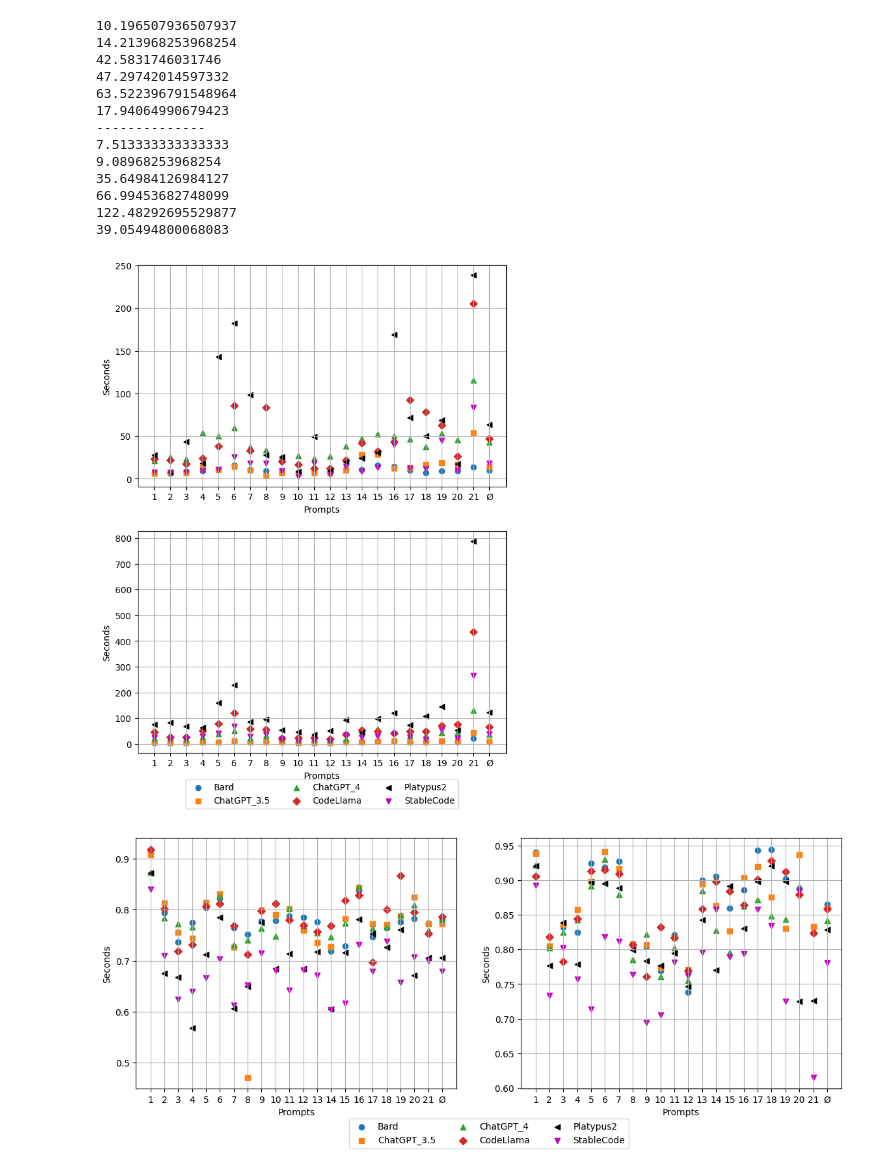
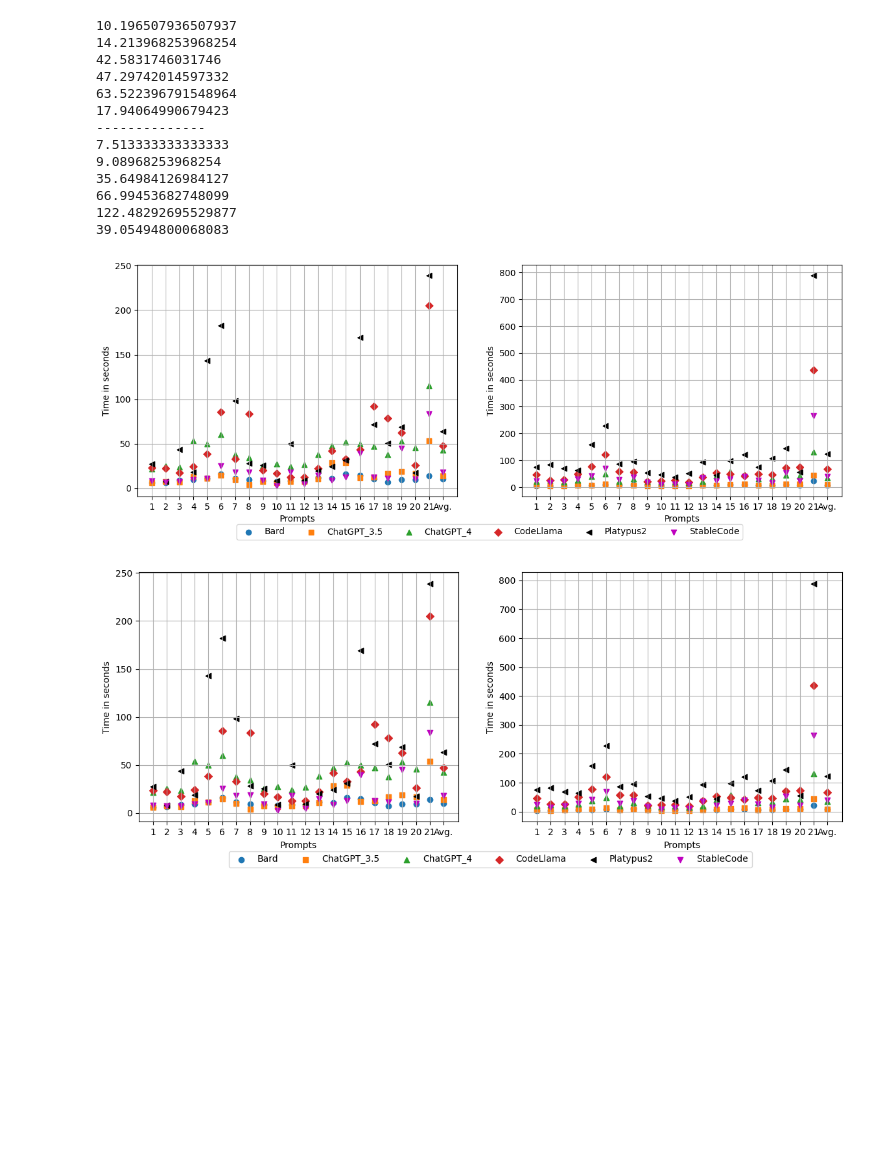
Before and after one commit to iswunistuttgart/generating_plc_code_with_llms, a Jupyter notebook: LLM_Test/plots.ipynb, the cells around one changed output. Saved outputs shown, nothing was run; the diff lists cells and outputs as text; code cells hidden in the pictures; blank space fills up the shorter version.

```diff
--- a/LLM_Test/plots.ipynb
+++ b/LLM_Test/plots.ipynb
@@ -250,19 +276,19 @@ import pandas as pd
 # df = pd.read_csv('../Code#1/Bard/time.csv',header=None)
 # print(df.mean(0))
 
-df1 = pd.read_csv('../Code#1/Bard/time.csv',header=None)
-df2 = pd.read_csv('../Code#1/ChatGPT_3.5/time.csv',header=None)
-df3 = pd.read_csv('../Code#1/ChatGPT_4/time.csv',header=None)
-df4 = pd.read_csv('../Code#1/CodeLlama/time.csv',header=None)
-df5 = pd.read_csv('../Code#1/Platypus2/time.csv',header=None)
-df6 = pd.read_csv('../Code#1/StableCode/time.csv',header=None)
+df1 = pd.read_csv('../Code#1/Bard/time.csv',sep=",",header=None)
+df2 = pd.read_csv('../Code#1/ChatGPT_3.5/time.csv',sep=",",header=None)
+df3 = pd.read_csv('../Code#1/ChatGPT_4/time.csv',sep=",",header=None)
+df4 = pd.read_csv('../Code#1/CodeLlama/time.csv',sep=",",header=None)
+df5 = pd.read_csv('../Code#1/Platypus2/time.csv',sep=",",header=None)
+df6 = pd.read_csv('../Code#1/StableCode/time.csv',sep=",",header=None)
 
-daf1 = pd.read_csv('../Code#2/Bard/time.csv',header=None)
-daf2 = pd.read_csv('../Code#2/ChatGPT_3.5/time.csv',header=None)
-daf3 = pd.read_csv('../Code#2/ChatGPT_4/time.csv',header=None)
-daf4 = pd.read_csv('../Code#2/CodeLlama/time.csv',header=None)
-daf5 = pd.read_csv('../Code#2/Platypus2/time.csv',header=None)
-daf6 = pd.read_csv('../Code#2/StableCode/time.csv',header=None)
+daf1 = pd.read_csv('../Code#2/Bard/time.csv',sep=",",header=None)
+daf2 = pd.read_csv('../Code#2/ChatGPT_3.5/time.csv',sep=",",header=None)
+daf3 = pd.read_csv('../Code#2/ChatGPT_4/time.csv',sep=",",header=None)
+daf4 = pd.read_csv('../Code#2/CodeLlama/time.csv',sep=",",header=None)
+daf5 = pd.read_csv('../Code#2/Platypus2/time.csv',sep=",",header=None)
+daf6 = pd.read_csv('../Code#2/StableCode/time.csv',sep=",",header=None)
 
 print(df1.mean(1)[21])
 print(df2.mean(1)[21])
@@ -292,41 +318,44 @@ print(daf6.mean(1)[21])
 122.48292695529877
 39.05494800068083
 # %%
-fig, (ax1, ax2) = plt.subplots(2,1)
+fig, (ax1, ax2) = plt.subplots(1,2)
 
-x = np.array([f'{i}' for i in range(1,22)] + ['Ø'])
+x = np.array([f'{i}' for i in range(1,22)] + ['Avg.'])
 ax1.scatter(x, df1.mean(1),label='Bard',marker="o")
 ax1.scatter(x, df2.mean(1),label="ChatGPT_3.5",marker="s")
 ax1.scatter(x, df3.mean(1),label="ChatGPT_4",marker="^")
 ax1.scatter(x, df4.mean(1),label="CodeLlama",marker="D")
 ax1.scatter(x, df5.mean(1),label="Platypus2",marker="<",color='k')
 ax1.scatter(x, df6.mean(1),label="StableCode",marker="v",color='m')
+ax1.legend(loc='upper center', bbox_to_anchor=(1.1, -0.1), ncol=6)
+
 # ax1.legend(loc='upper center', bbox_to_anchor=(1.2, 0.1), ncol=1)
 ax1.grid(True)
 ax1.set_xlabel('Prompts')
-ax1.set_ylabel('Seconds')
+ax1.set_ylabel('Time in seconds')
 # ax1.xticks(np.arange(0,21,2))
 
 ax2.scatter(x, daf1.mean(1),label='Bard',marker="o")
 ax2.scatter(x, daf2.mean(1),label="ChatGPT_3.5",marker="s")
 ax2.scatter(x, daf3.mean(1),label="ChatGPT_4",marker="^")
 ax2.scatter(x, daf4.mean(1),label="CodeLlama",marker="D")
 ax2.scatter(x, daf5.mean(1),label="Platypus2",marker="<",color='k')
 ax2.scatter(x, daf6.mean(1),label="StableCode",marker="v",color='m')
-ax2.legend(loc='upper center', bbox_to_anchor=(0.5, -0.1), ncol=3)
+
 ax2.grid(True)
 ax2.set_xlabel('Prompts')
-ax2.set_ylabel('Seconds')
+ax2.set_ylabel('Time in seconds')
 # ax2.xticks(np.arange(0,21,2))
 # fig.legend(loc='upper center', bbox_to_anchor=(0.5, -0.05), ncol=5)
-fig.set_figheight(10)
-fig.set_figwidth(7.5)
+
+fig.set_figwidth(14.5)
+plt.savefig('img/Prompts.time.2.pdf', bbox_inches='tight')
 # %% [output]
-[figure, old version]
+[figure, new version]
 # %%
 fig, (ax1, ax2) = plt.subplots(1,2)
 
-x = np.array([f'{i}' for i in range(1,22)] + ['Ø'])
+x = np.array([f'{i}' for i in range(1,22)] + ['Avg.'])
 ax1.scatter(x, df1.mean(1),label='Bard',marker="o")
 ax1.scatter(x, df2.mean(1),label="ChatGPT_3.5",marker="s")
 ax1.scatter(x, df3.mean(1),label="ChatGPT_4",marker="^")
@@ -334,10 +363,11 @@ ax1.scatter(x, df4.mean(1),label="CodeLlama",marker="D")
 ax1.scatter(x, df5.mean(1),label="Platypus2",marker="<",color='k')
 ax1.scatter(x, df6.mean(1),label="StableCode",marker="v",color='m')
 # ax1.legend(loc='upper center', bbox_to_anchor=(1.2, 0.1), ncol=1)
-ax1.legend(loc='upper center', bbox_to_anchor=(1.1, -0.1), ncol=3)
+ax1.legend(loc='upper center', bbox_to_anchor=(1.1, -0.1), ncol=6)
+
 ax1.grid(True)
 ax1.set_xlabel('Prompts')
-ax1.set_ylabel('Seconds')
+ax1.set_ylabel('Time in seconds')
 # ax1.xticks(np.arange(0,21,2))
 
 ax2.scatter(x, daf1.mean(1),label='Bard',marker="o")
@@ -346,10 +376,12 @@ ax2.scatter(x, daf3.mean(1),label="ChatGPT_4",marker="^")
 ax2.scatter(x, daf4.mean(1),label="CodeLlama",marker="D")
 ax2.scatter(x, daf5.mean(1),label="Platypus2",marker="<",color='k')
 ax2.scatter(x, daf6.mean(1),label="StableCode",marker="v",color='m')
+
 ax2.grid(True)
 ax2.set_xlabel('Prompts')
-ax2.set_ylabel('Seconds')
+ax2.set_ylabel('Time in seconds')
 fig.set_figheight(5)
 fig.set_figwidth(14)
+plt.savefig('img/Prompts.time.pdf', bbox_inches='tight')
 # %% [output]
-[figure, old version]
+[figure, new version]
```
Also changed, not shown: parts of 6 cells of this notebook, 6 other files.
